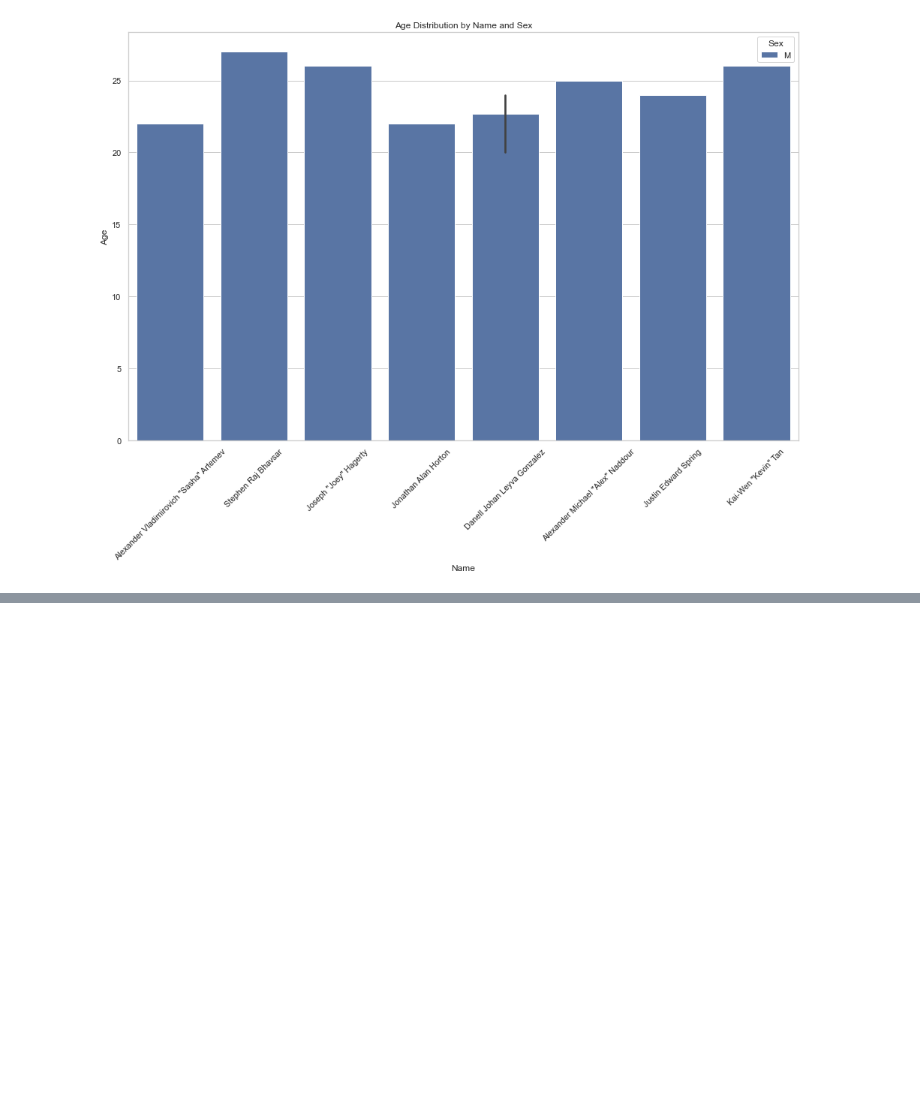
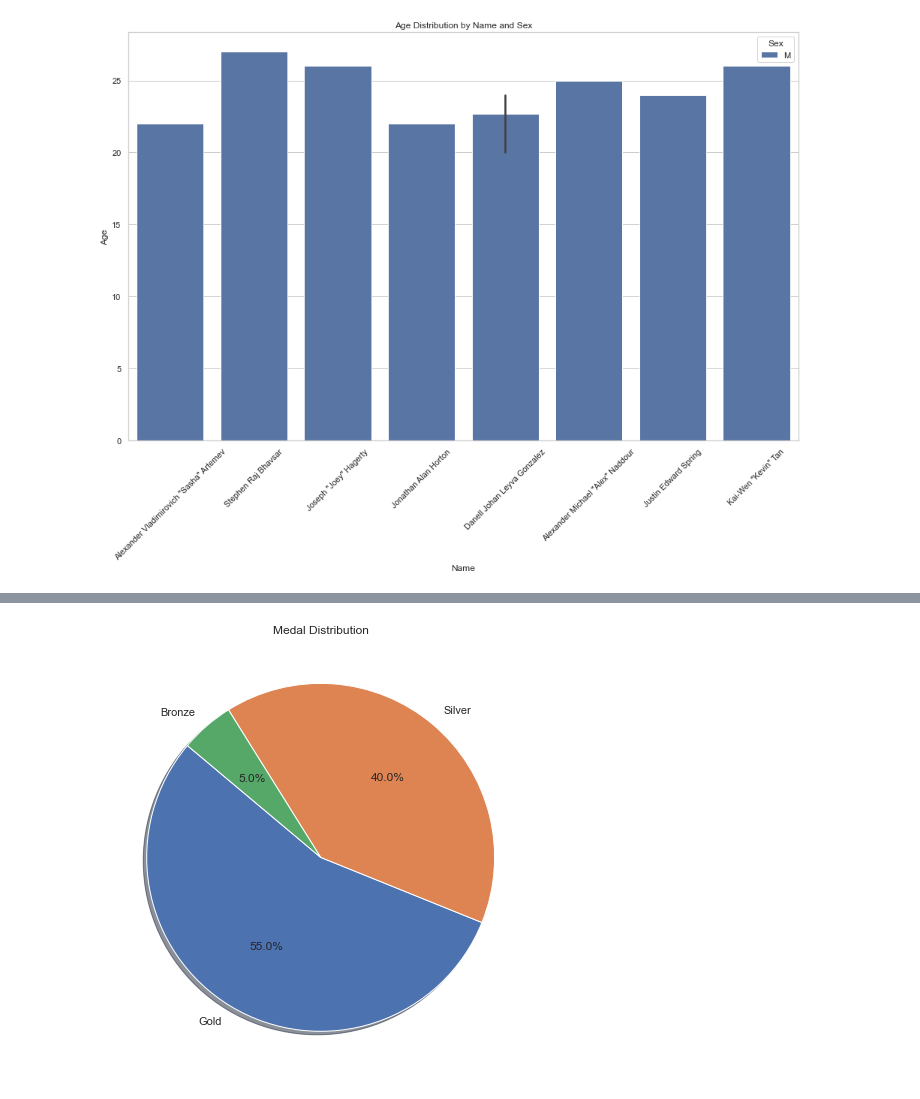
Before and after one commit to RyanJTalbot/MSDS, a Jupyter notebook: Core/Data Mining Foundations/Data Mining Project/Project/competition_gym2023/kaggle-data/kaggle_men.ipynb, the cells around one changed output, grey strips where cells are left out. Drawn from its saved outputs; the diff is of its cells as text; code cells hidden in the pictures; blank space fills up the shorter version.

```diff
--- a/Core/Data Mining Foundations/Data Mining Project/Project/competition_gym2023/kaggle-data/kaggle_men.ipynb
+++ b/Core/Data Mining Foundations/Data Mining Project/Project/competition_gym2023/kaggle-data/kaggle_men.ipynb
@@ -332,0 +606,10 @@ plt.show()
+# %%
+# Create a pie chart of medal distribution
+medal_distribution = df['Medal'].value_counts()
+labels = ['Gold', 'Silver', 'Bronze']
+plt.figure(figsize=(8, 8))
+plt.pie(medal_distribution, labels=labels, autopct='%1.1f%%', startangle=140, shadow=True)
+plt.title('Medal Distribution')
+plt.show()
+# %% [output]
+[figure, added]
```
Also changed, not shown: parts of 35 cells of this notebook, 34 other files.
